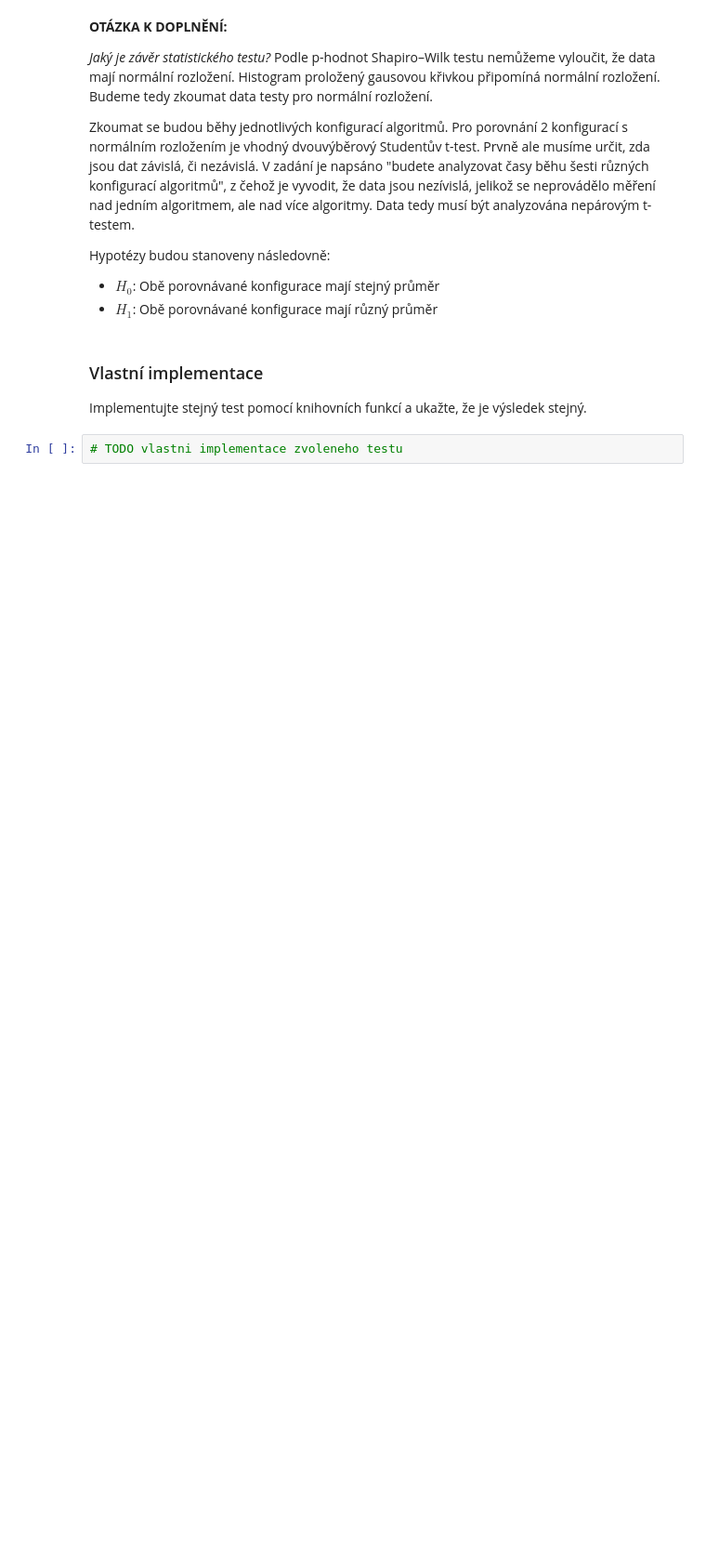
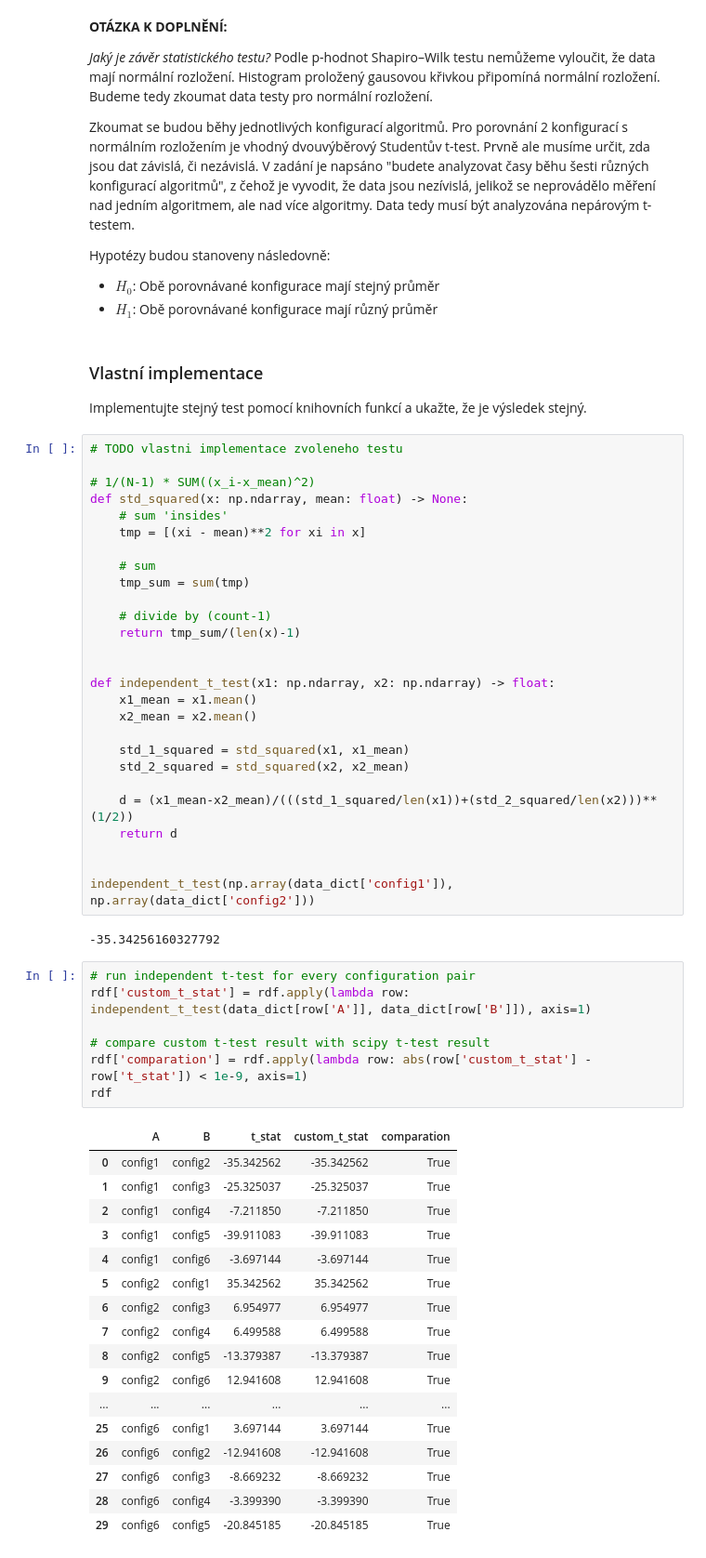
Before and after one commit to Explosiver001/MSP-Projekt1, a Jupyter notebook: proj1.ipynb, the cells around one changed output. Shown: that part at 93% size. Cells and saved outputs as stored; diff of their text form; blank space fills up the shorter version.

```diff
--- a/proj1.ipynb
+++ b/proj1.ipynb
@@ -183,5 +264,57 @@ Hypotézy budou stanoveny následovně:
 # %% [markdown]
 ### Vlastní implementace
 Implementujte stejný test pomocí knihovních funkcí a ukažte, že je výsledek stejný.
-# %%
-# TODO vlastni implementace zvoleneho testu
+# %%
+# TODO vlastni implementace zvoleneho testu
+
+# 1/(N-1) * SUM((x_i-x_mean)^2)
+def std_squared(x: np.ndarray, mean: float) -> None:
+    # sum 'insides'
+    tmp = [(xi - mean)**2 for xi in x]
+
+    # sum
+    tmp_sum = sum(tmp)
+
+    # divide by (count-1)
+    return tmp_sum/(len(x)-1)
+
+
+def independent_t_test(x1: np.ndarray, x2: np.ndarray) -> float:
+    x1_mean = x1.mean()
+    x2_mean = x2.mean()
+
+    std_1_squared = std_squared(x1, x1_mean)
+    std_2_squared = std_squared(x2, x2_mean)
+
+    d = (x1_mean-x2_mean)/(((std_1_squared/len(x1))+(std_2_squared/len(x2)))**(1/2))
+    return d
+
+
+independent_t_test(np.array(data_dict['config1']), np.array(data_dict['config2']))
+# %% [output]
+-35.34256160327792
+# %%
+# run independent t-test for every configuration pair
+rdf['custom_t_stat'] = rdf.apply(lambda row: independent_t_test(data_dict[row['A']], data_dict[row['B']]), axis=1)
+
+# compare custom t-test result with scipy t-test result
+rdf['comparation'] = rdf.apply(lambda row: abs(row['custom_t_stat'] - row['t_stat']) < 1e-9, axis=1)
+rdf
+# %% [output]
+|  | A | B | t_stat | custom_t_stat | comparation |
+| 0 | config1 | config2 | -35.342562 | -35.342562 | True |
+| 1 | config1 | config3 | -25.325037 | -25.325037 | True |
+| 2 | config1 | config4 | -7.211850 | -7.211850 | True |
+| 3 | config1 | config5 | -39.911083 | -39.911083 | True |
+| 4 | config1 | config6 | -3.697144 | -3.697144 | True |
+| 5 | config2 | config1 | 35.342562 | 35.342562 | True |
+| 6 | config2 | config3 | 6.954977 | 6.954977 | True |
+| 7 | config2 | config4 | 6.499588 | 6.499588 | True |
+| 8 | config2 | config5 | -13.379387 | -13.379387 | True |
+| 9 | config2 | config6 | 12.941608 | 12.941608 | True |
+| ... | ... | ... | ... | ... | ... |
+| 25 | config6 | config1 | 3.697144 | 3.697144 | True |
+| 26 | config6 | config2 | -12.941608 | -12.941608 | True |
+| 27 | config6 | config3 | -8.669232 | -8.669232 | True |
+| 28 | config6 | config4 | -3.399390 | -3.399390 | True |
+| 29 | config6 | config5 | -20.845185 | -20.845185 | True |
```
Also changed, not shown: parts of 6 cells of this notebook.
